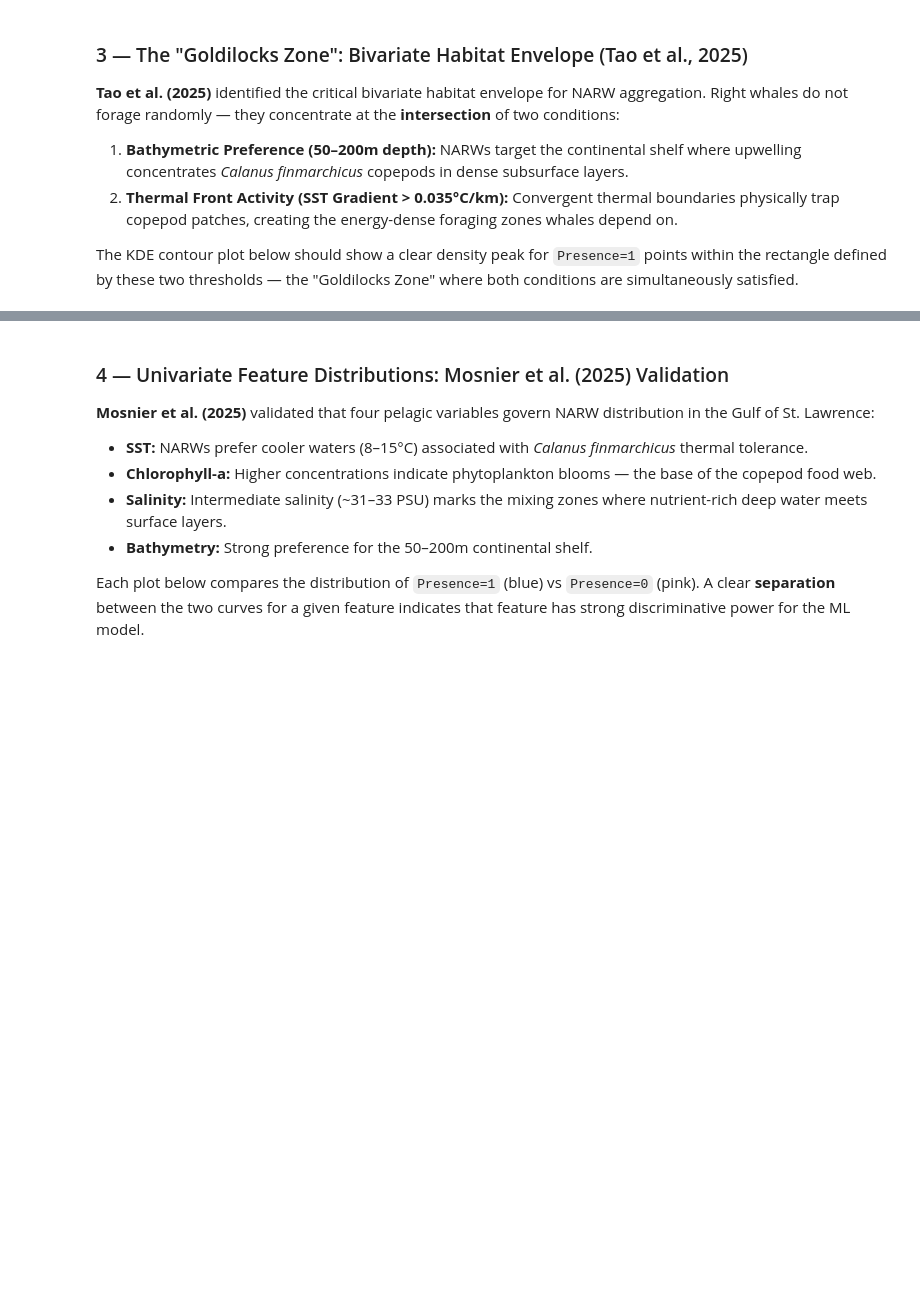
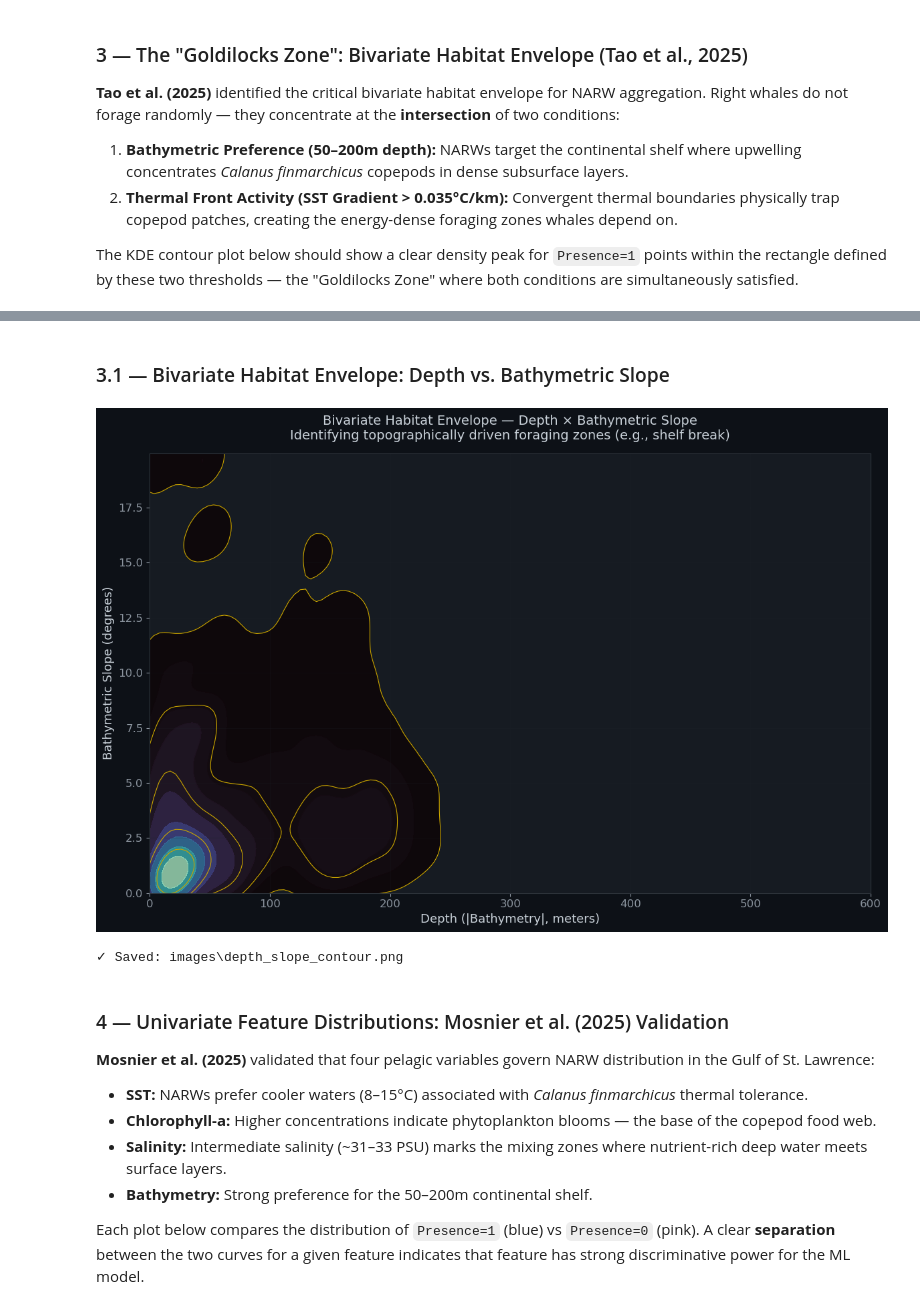
Before and after one commit to YeehawMcfly/Re-WhaleGuard, a Jupyter notebook: eda_narw_sdm.ipynb, the cells around one changed output, grey strips where cells are left out. Cells and saved outputs as stored; diff of their text form; code cells hidden in the pictures; blank space fills up the shorter version.

```diff
--- a/eda_narw_sdm.ipynb
+++ b/eda_narw_sdm.ipynb
@@ -199,3 +227,41 @@ print(f"✓ Saved: {IMG_DIR / 'tao_contour.png'}")
+# %% [markdown]
+### 3.1 — Bivariate Habitat Envelope: Depth vs. Bathymetric Slope
+# %%
+# ── Bivariate KDE Contour: Depth vs. Bathymetric Slope ──
+pres = df[(df['Presence'] == 1) & df['Bathy_Slope'].notna() & df['Bathymetry'].notna()].copy()
+pres['Depth'] = pres['Bathymetry'].abs()
+
+fig, ax = plt.subplots(figsize=(12, 8))
+
+x = pres['Depth'].values
+y = pres['Bathy_Slope'].values
+
+# Filter for visualization
+mask = (x < 1000) & (y < 20)
+x, y = x[mask], y[mask]
+
+try:
+    sns.kdeplot(x=x, y=y, levels=10, fill=True, cmap='mako', alpha=0.8, ax=ax)
+    sns.kdeplot(x=x, y=y, levels=6, fill=False, colors='#cca700', linewidths=0.8, ax=ax)
+except:
+    ax.scatter(x, y, c=PALETTE['presence'], s=2, alpha=0.3)
+
+ax.set_xlabel('Depth (|Bathymetry|, meters)', fontsize=13)
+ax.set_ylabel('Bathymetric Slope (degrees)', fontsize=13)
+ax.set_title('Bivariate Habitat Envelope — Depth × Bathymetric Slope\n'
+             'Identifying topographically driven foraging zones (e.g., shelf break)',
+             fontsize=14, pad=15)
+ax.set_xlim(0, 600)
+if len(y) > 0:
+    ax.set_ylim(0, max(y.max(), 5))
+ax.grid(alpha=0.2)
+fig.tight_layout()
+fig.savefig(IMG_DIR / 'depth_slope_contour.png', dpi=200, bbox_inches='tight')
+plt.show()
+print(f"\u2713 Saved: {IMG_DIR / 'depth_slope_contour.png'}")
+# %% [output]
+[figure, added]
+✓ Saved: images\depth_slope_contour.png
 # %% [markdown]
 ### 4 — Univariate Feature Distributions: Mosnier et al. (2025) Validation
 
```
Also changed, not shown: parts of 20 cells of this notebook, 17 other files.
